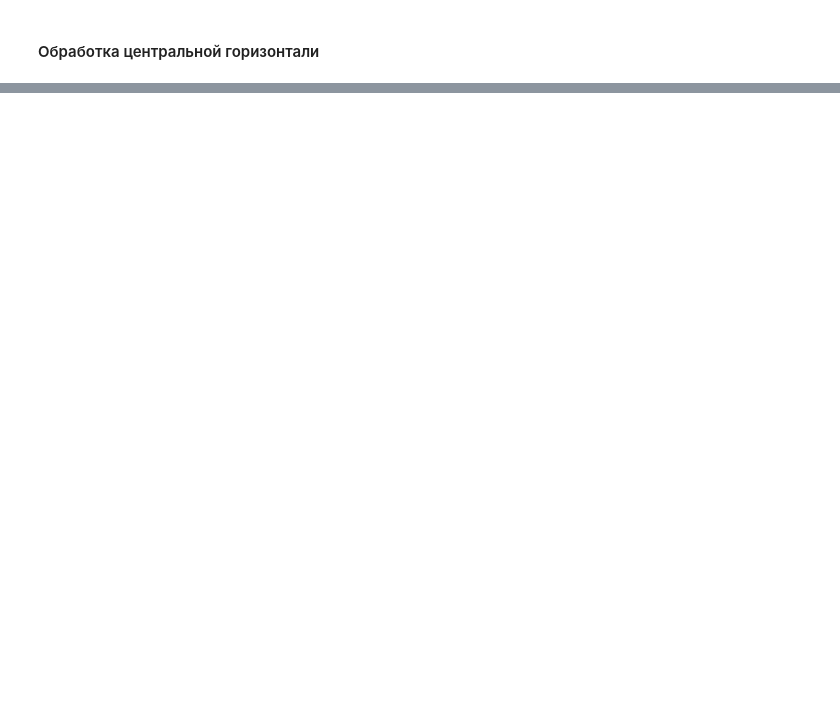
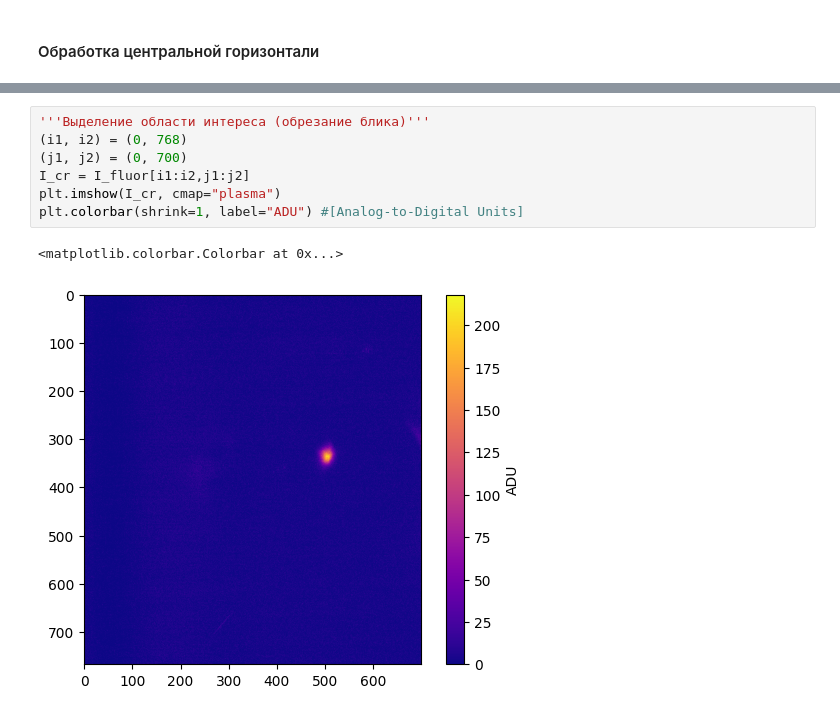
Before and after one commit to chekhyr/AbIm-soft, a Jupyter notebook: AI_Calcium.ipynb, the cells around one changed output, grey strips where cells are left out. Drawn from its saved outputs; the diff is of its cells as text; blank space fills up the shorter version.

```diff
--- a/AI_Calcium.ipynb
+++ b/AI_Calcium.ipynb
@@ -141,0 +159,10 @@ peak transmission: 0.877 rel.u.
+# %%
+'''Выделение области интереса (обрезание блика)'''
+(i1, i2) = (0, 768)
+(j1, j2) = (0, 700)
+I_cr = I_fluor[i1:i2,j1:j2]
+plt.imshow(I_cr, cmap="plasma")
+plt.colorbar(shrink=1, label="ADU") #[Analog-to-Digital Units]
+# %% [output]
+<matplotlib.colorbar.Colorbar at 0x...>
+[figure, added]
```
Also changed, not shown: parts of 23 cells of this notebook.
